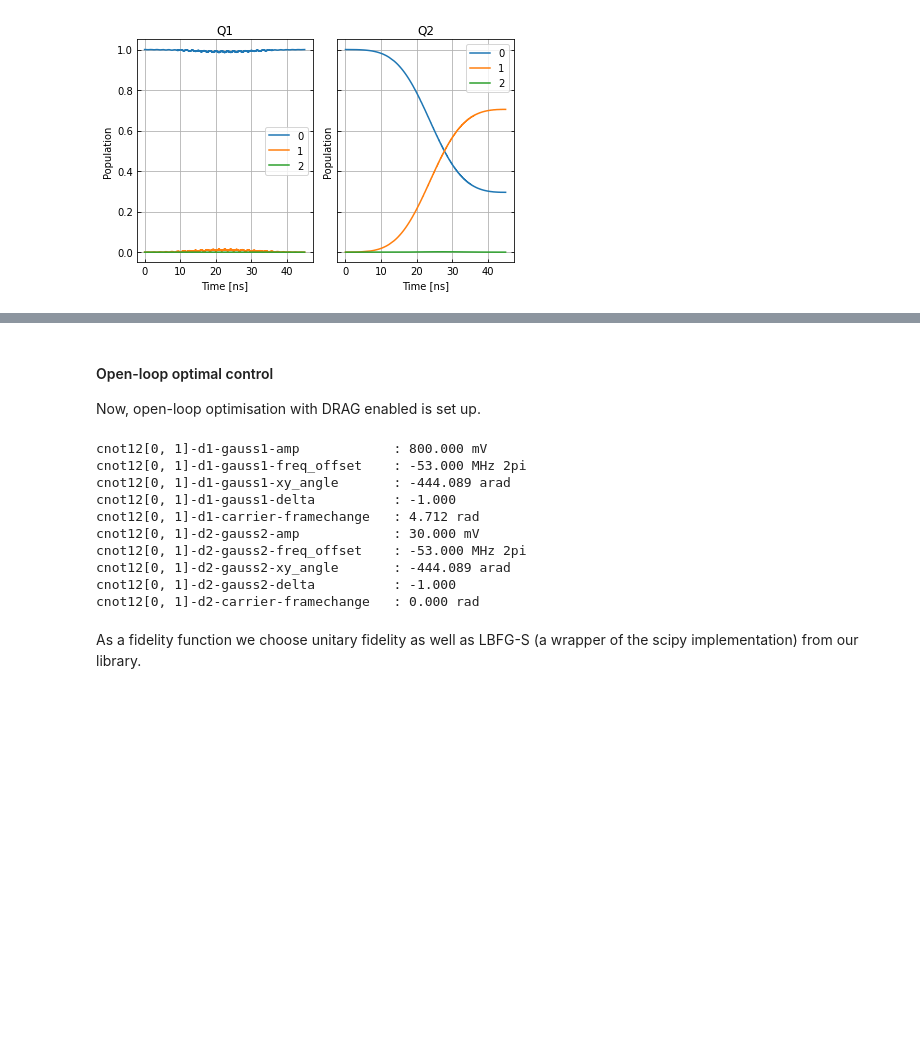
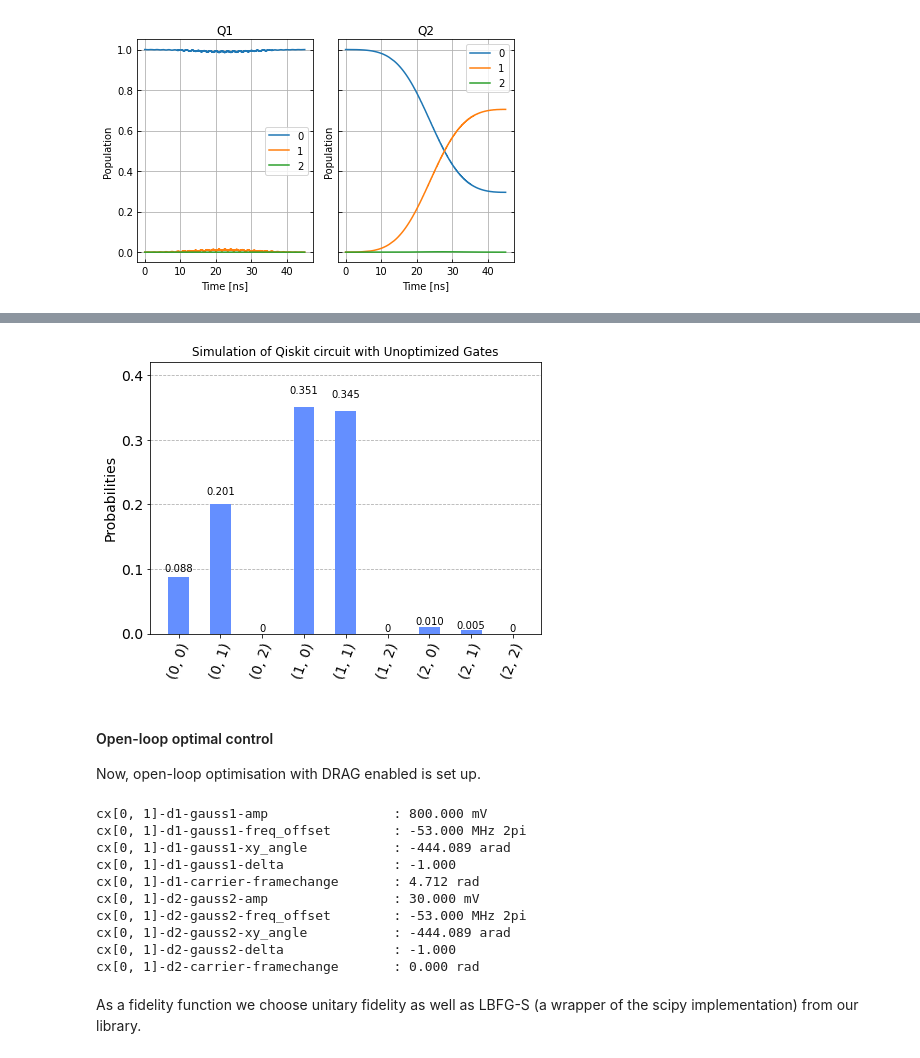
Before and after one commit to q-optimize/c3, a Jupyter notebook: examples/two_qubit_entangling_gate.ipynb, the cells around one changed output, grey strips where cells are left out. Saved outputs shown, nothing was run; the diff lists cells and outputs as text; code cells hidden in the pictures; blank space fills up the shorter version.

Commit message:
add qiskit viz and single qubit gates with optimization

```diff
--- a/examples/two_qubit_entangling_gate.ipynb
+++ b/examples/two_qubit_entangling_gate.ipynb
@@ -268,7 +400,7 @@ cnot12.comps["d1"]["carrier"].params["framechange"].set_value(
 #### The experiment
 All components are collected in the parameter map and the experiment is set up.
 # %%
-parameter_map = PMap(instructions=[cnot12], model=model, generator=generator)
+parameter_map = PMap(instructions=[cnot12, rx90p_q1, rx90p_q2], model=model, generator=generator)
 exp = Exp(pmap=parameter_map)
 # %% [markdown]
 Calculate and print the propagator before the optimisation.
@@ -438,0 +557,5 @@ plotSplittedPopulation(exp, init_state, sequence)
+# %%
+qc = QuantumCircuit(2, 2)
+qc.append(RX90pGate(), [0])
+qc.cx(0, 1)
+qc.draw()
@@ -438,0 +569,10 @@ plotSplittedPopulation(exp, init_state, sequence)
+# %%
+c3_provider = C3Provider()
+c3_backend = c3_provider.get_backend("c3_qasm_physics_simulator")
+c3_backend.set_c3_experiment(exp)
+# %%
+c3_job_unopt = c3_backend.run(qc)
+result_unopt = c3_job_unopt.result()
+res_pops_unopt = result_unopt.data()["state_pops"]
+print("Result from unoptimized gates:")
+pprint(res_pops_unopt)
@@ -439,3 +591,7 @@ plotSplittedPopulation(exp, init_state, sequence)
+# %%
+plot_histogram(res_pops_unopt, title='Simulation of Qiskit circuit with Unoptimized Gates')
+# %% [output]
+[figure, added]
 # %% [markdown]
 #### Open-loop optimal control
 
@@ -456,22 +612,22 @@ gateset_opt_map=[
     [(cnot12.get_key(), "d2", "gauss2", "freq_offset")],
     [(cnot12.get_key(), "d2", "gauss2", "xy_angle")],
     [(cnot12.get_key(), "d2", "gauss2", "delta")],
-    [(cnot12.get_key(), "d2", "carrier", "framechange")]
+    [(cnot12.get_key(), "d2", "carrier", "framechange")],
 ]
 parameter_map.set_opt_map(gateset_opt_map)
 
 parameter_map.print_parameters()
 # %% [output]
-cnot12[0, 1]-d1-gauss1-amp            : 800.000 mV
-cnot12[0, 1]-d1-gauss1-freq_offset    : -53.000 MHz 2pi
-cnot12[0, 1]-d1-gauss1-xy_angle       : -444.089 arad
-cnot12[0, 1]-d1-gauss1-delta          : -1.000
-cnot12[0, 1]-d1-carrier-framechange   : 4.712 rad
-cnot12[0, 1]-d2-gauss2-amp            : 30.000 mV
-cnot12[0, 1]-d2-gauss2-freq_offset    : -53.000 MHz 2pi
-cnot12[0, 1]-d2-gauss2-xy_angle       : -444.089 arad
-cnot12[0, 1]-d2-gauss2-delta          : -1.000
-cnot12[0, 1]-d2-carrier-framechange   : 0.000 rad
+cx[0, 1]-d1-gauss1-amp                : 800.000 mV
+cx[0, 1]-d1-gauss1-freq_offset        : -53.000 MHz 2pi
+cx[0, 1]-d1-gauss1-xy_angle           : -444.089 arad
+cx[0, 1]-d1-gauss1-delta              : -1.000
+cx[0, 1]-d1-carrier-framechange       : 4.712 rad
+cx[0, 1]-d2-gauss2-amp                : 30.000 mV
+cx[0, 1]-d2-gauss2-freq_offset        : -53.000 MHz 2pi
+cx[0, 1]-d2-gauss2-xy_angle           : -444.089 arad
+cx[0, 1]-d2-gauss2-delta              : -1.000
+cx[0, 1]-d2-carrier-framechange       : 0.000 rad
 # %% [markdown]
 As a fidelity function we choose unitary fidelity as well as LBFG-S (a wrapper of the scipy implementation) from our library.
 # %%
```
Also changed, not shown: parts of 33 cells of this notebook.
